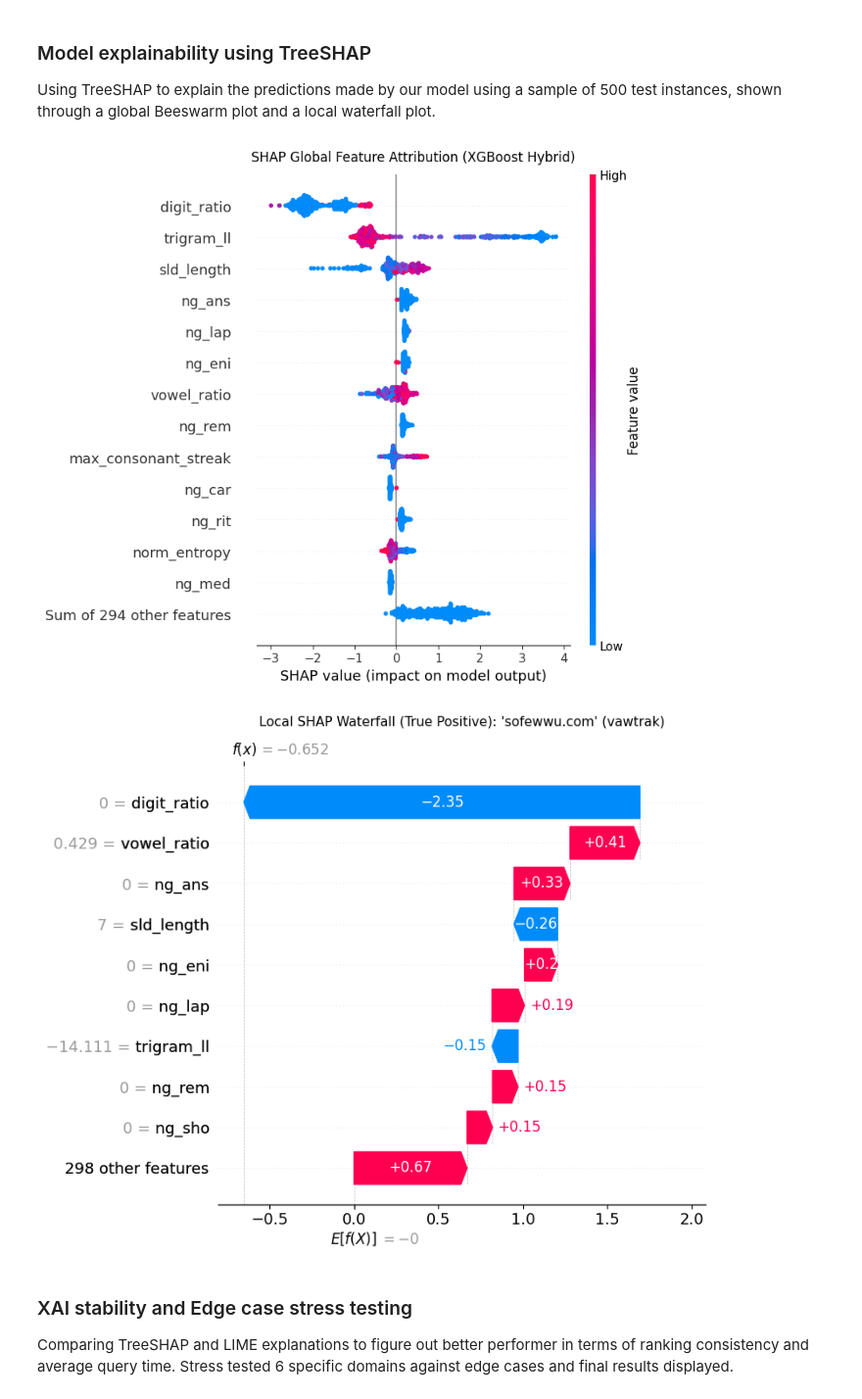
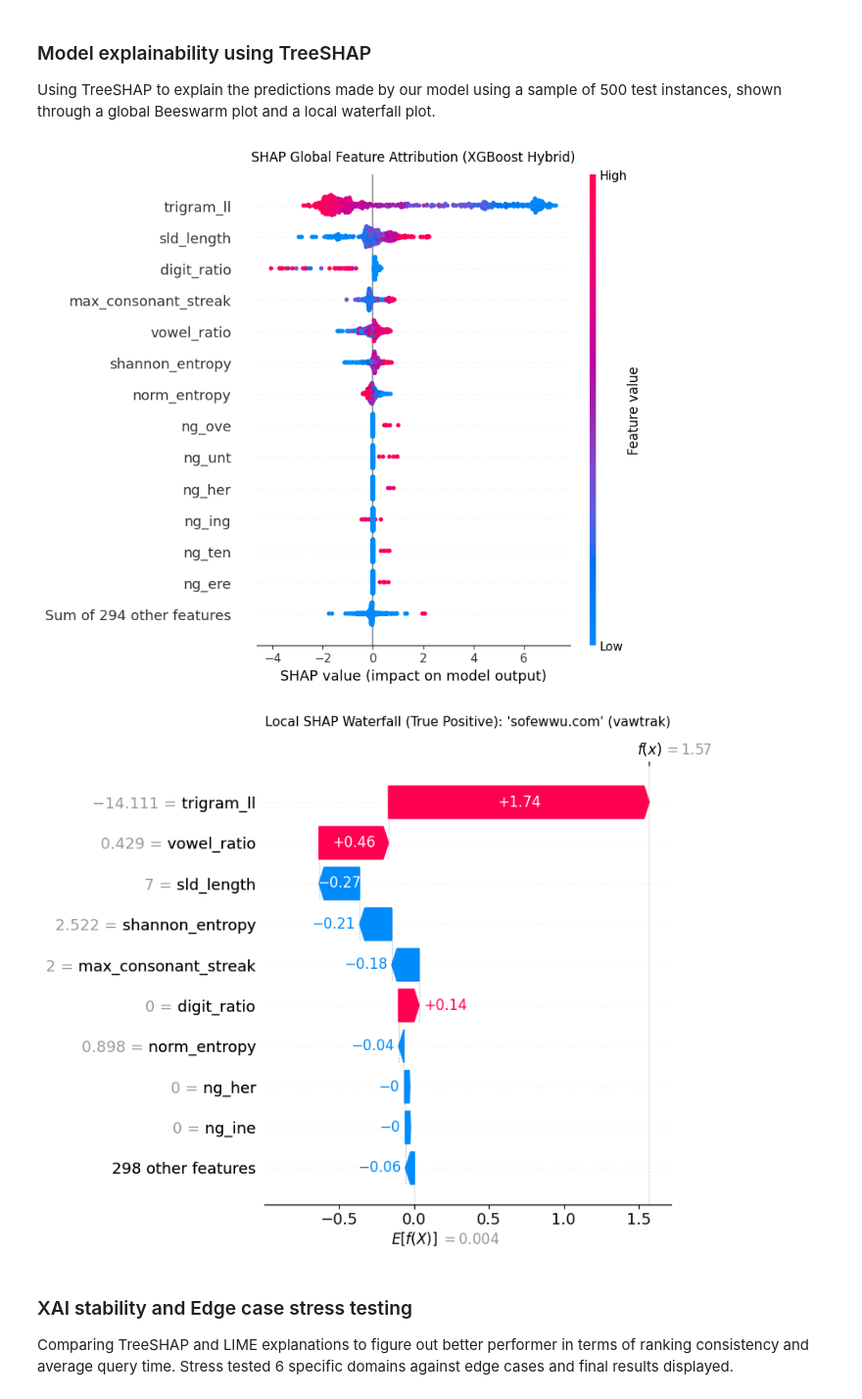
Before and after one commit to Aashiq7/proactive-dga-detection-xai, a Jupyter notebook: dga_lexical_xai_pipeline.ipynb, the cells around one changed output. Shown at 98% size. Drawn from its saved outputs; the diff is of its cells as text; code cells hidden in the pictures.

Commit message:
minor issues fix and updated shap plots

```diff
--- a/dga_lexical_xai_pipeline.ipynb
+++ b/dga_lexical_xai_pipeline.ipynb
@@ -185,41 +199,41 @@ from sklearn.metrics import (
     accuracy_score, precision_score, recall_score, f1_score, roc_auc_score, confusion_matrix
 )
 
-# Tune XGBoost hyperparameters via 3-fold RandomizedSearchCV on the training split
 param_dist = {
     "max_depth": [6, 8, 10],
     "learning_rate": [0.05, 0.1, 0.15],
     "n_estimators": [150, 250],
-    "colsample_bytree": [0.5, 0.7, 1.0],
+    "colsample_bytree": [0.6, 0.8, 1.0],
     "subsample": [0.8, 1.0]
 }
 
-xgb_search = RandomizedSearchCV(
+search_lex = RandomizedSearchCV(
     XGBClassifier(random_state=42, eval_metric="logloss"),
-    param_distributions=param_dist,
-    n_iter=6,
-    scoring="f1",
-    cv=3,
-    random_state=42,
-    n_jobs=-1
-)
-xgb_search.fit(X_train_lex, y_train)
-best_params = xgb_search.best_params_
-print(f"Selected XGBoost parameters (3-fold CV): {best_params}\n")
+    param_distributions=param_dist, n_iter=5, scoring="f1", cv=3, random_state=42, n_jobs=-1
+).fit(X_train_lex, y_train)
+
+search_hyb = RandomizedSearchCV(
+    XGBClassifier(random_state=42, eval_metric="logloss"),
+    param_distributions=param_dist, n_iter=5, scoring="f1", cv=3, random_state=42, n_jobs=-1
+).fit(X_train_hybrid, y_train)
+
+print(f"Best params (7 Dense Feats): {search_lex.best_params_}")
+print(f"Best params (307 Hybrid Feats): {search_hyb.best_params_}\n")
 
 experiments = [
     ("Logistic Regression (7 Dense Feats)", LogisticRegression(max_iter=500), X_train_lex, X_test_lex),
     ("Random Forest (7 Dense Feats)", RandomForestClassifier(n_estimators=200, random_state=42, n_jobs=-1), X_train_lex, X_test_lex),
-    ("XGBoost (7 Dense Feats)", XGBClassifier(**best_params, random_state=42, eval_metric="logloss"), X_train_lex, X_test_lex),
+    ("XGBoost (7 Dense Feats)", search_lex.best_estimator_, X_train_lex, X_test_lex),
     ("Random Forest (Hybrid: Dense + TF-IDF)", RandomForestClassifier(n_estimators=200, random_state=42, n_jobs=-1), X_train_hybrid, X_test_hybrid),
-    ("XGBoost (Hybrid: Dense + TF-IDF)", XGBClassifier(**best_params, random_state=42, eval_metric="logloss"), X_train_hybrid, X_test_hybrid),
+    ("XGBoost (Hybrid: Dense + TF-IDF)", search_hyb.best_estimator_, X_train_hybrid, X_test_hybrid),
 ]
 
 results_rows = []
 trained_models = {}
 
 for name, model, X_tr, X_te in experiments:
-    model.fit(X_tr, y_train)
+    if not hasattr(model, "classes_"):
+        model.fit(X_tr, y_train)
 
     t_inf = time.perf_counter()
     y_pred = model.predict(X_te)
@@ -268,37 +283,40 @@ Using TreeSHAP to explain the predictions made by our model using a sample of 50
 # %%
 import shap
 
 sample_size = 500
 X_shap_sample = pd.DataFrame(
-    X_test_hybrid[:sample_size].toarray(),
+    X_test_hybrid[:sample_size],
     columns=HYBRID_FEATURE_NAMES
 )
 
 explainer_xgb = shap.TreeExplainer(xgb_hyb_model)
 shap_values = explainer_xgb(X_shap_sample)
 
 plt.figure(figsize=(10, 6))
 shap.plots.beeswarm(shap_values, max_display=14, show=False)
 plt.title("SHAP Global Feature Attribution (XGBoost Hybrid)", fontsize=12, pad=12)
 plt.tight_layout()
 plt.savefig("figures/shap_global_beeswarm.png", dpi=300, bbox_inches="tight")
 plt.show()
 
-# Filter specifically for a True Positive DGA detection (y_true == 1 and y_pred == 1)
-tp_indices = np.where((y_test[:sample_size] == 1) & (xgb_hyb_pred[:sample_size] == 1))[0]
-target_idx = tp_indices[0]
+tp_indices = np.where(
+    (y_test[:sample_size] == 1) &
+    (xgb_hyb_pred[:sample_size] == 1) &
+    (xgb_lex_pred[:sample_size] == 1)
+)[0]
+target_idx = int(tp_indices[0])
 target_domain_name = df_test.loc[target_idx, "domain"]
 target_family = df_test.loc[target_idx, "family"]
 
 plt.figure(figsize=(9, 5))
 shap.plots.waterfall(shap_values[target_idx], max_display=10, show=False)
 plt.title(f"Local SHAP Waterfall (True Positive): '{target_domain_name}' ({target_family})", fontsize=11, pad=12)
 plt.tight_layout()
 plt.savefig("figures/shap_local_waterfall.png", dpi=300, bbox_inches="tight")
 plt.show()
 # %% [output]
-[figure, old version]
+[figure, new version]
-[figure, old version]
+[figure, new version]
 # %% [markdown]
 ### XAI stability and Edge case stress testing
 
```
Also changed, not shown: parts of 9 cells of this notebook, 2 other files.
